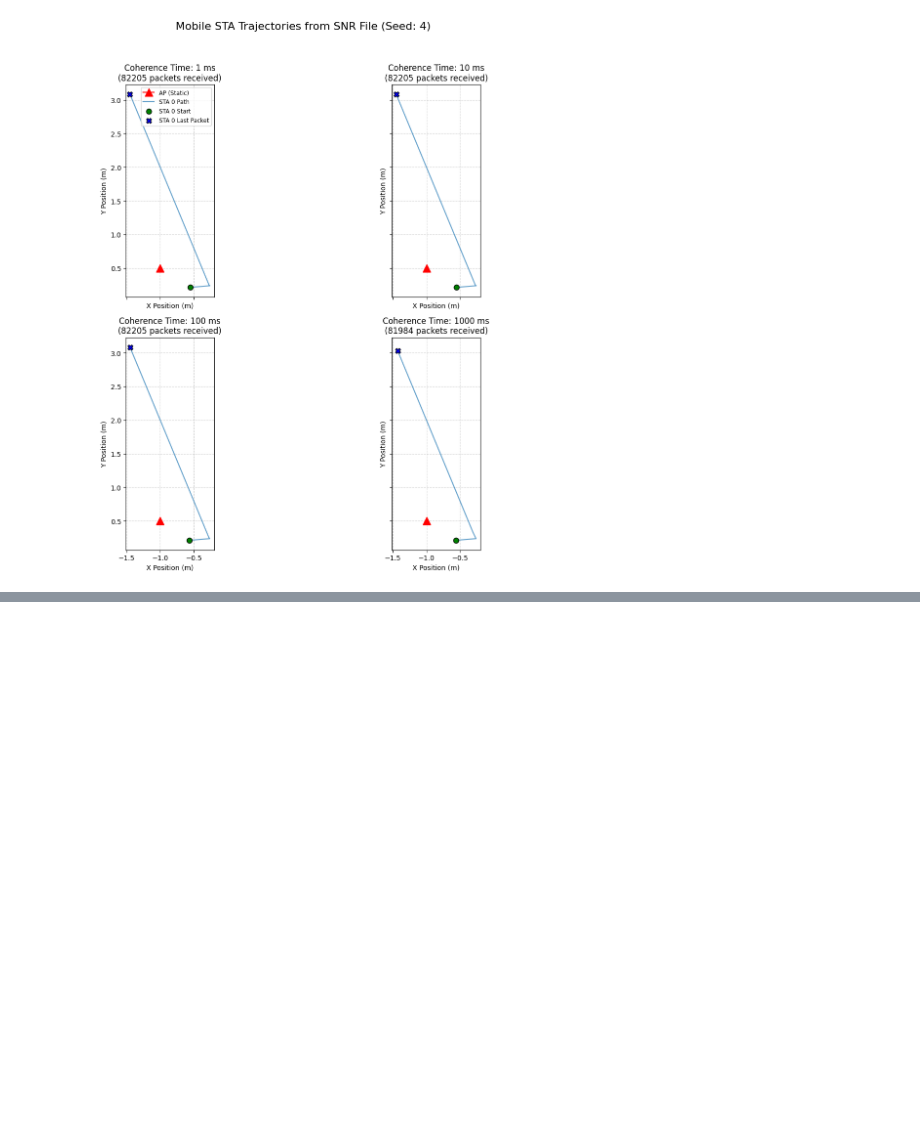
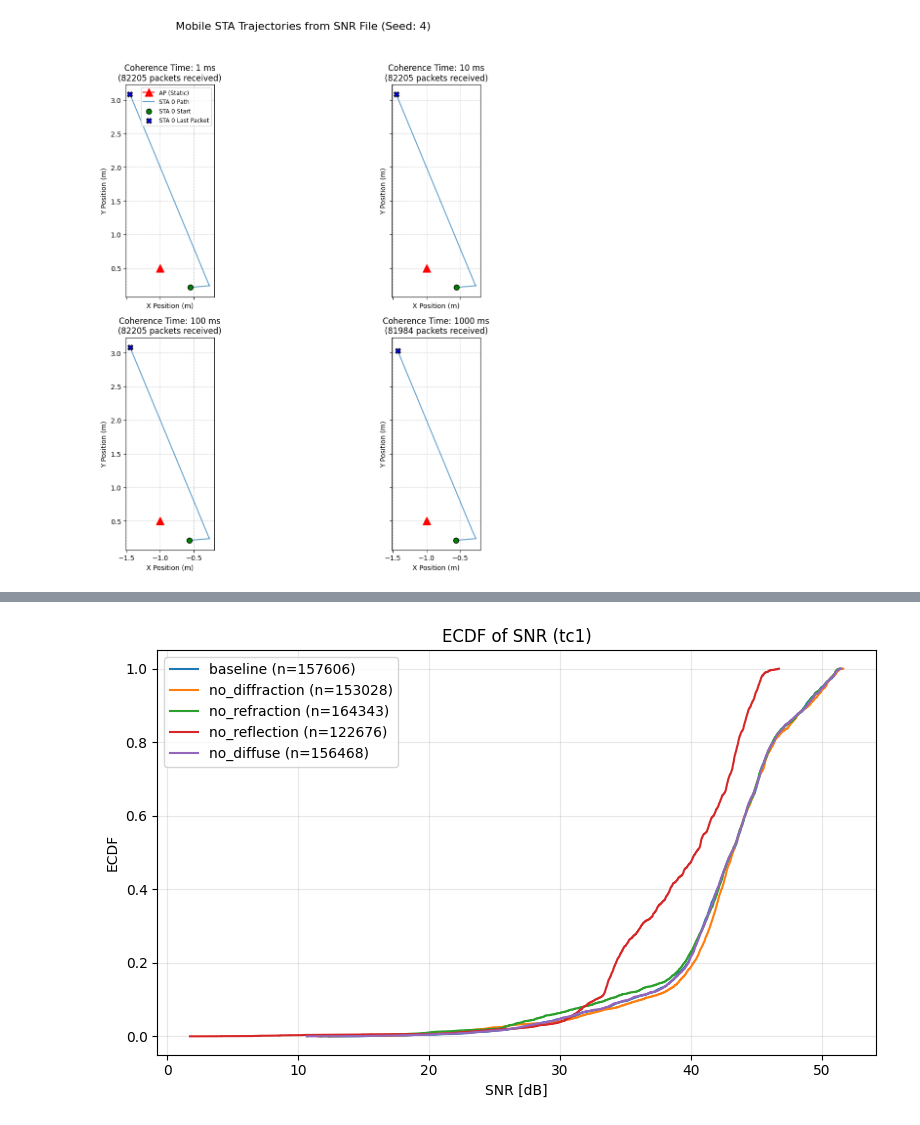
Before and after one commit to janzabel-tub/ns3sionna-research, a Jupyter notebook: examples/plot_notebook.ipynb, the cells around one changed output, grey strips where cells are left out. Cells and saved outputs as stored; diff of their text form; code cells hidden in the pictures; blank space fills up the shorter version.

```diff
--- a/examples/plot_notebook.ipynb
+++ b/examples/plot_notebook.ipynb
@@ -1299,0 +1300,91 @@ summary_df
+# %%
+import glob
+from pathlib import Path
+
+import numpy as np
+import pandas as pd
+import matplotlib.pyplot as plt
+
+
+timeVar = "tc1"
+
+groups = {
+    "baseline": f"results_Apartment/results_FullNew/{timeVar}/snr_results_*.csv",
+    "no_diffraction": f"results_Apartment/results_noDiffracNew/{timeVar}/snr_results_*.csv",
+    "no_refraction": f"results_Apartment/results_noRefracNew/{timeVar}/snr_results_*.csv",
+    "no_reflection": f"results_Apartment/results_noReflecNew/{timeVar}/snr_results_*.csv",
+    "no_diffuse": f"results_Apartment/results_noDiffuseNew/{timeVar}/snr_results_*.csv",
+}
+
+# Optional filters
+time_min = None          # e.g. 2.0
+time_max = None          # e.g. 9.0
+sta_node_ids = None      # e.g. [1] or [1, 2]
+drop_invalid = True      # remove NaN / inf values
+
+plt.figure(figsize=(8, 5))
+
+
+def ecdf(values):
+    x = np.sort(np.asarray(values))
+    y = np.arange(1, len(x) + 1) / len(x)
+    return x, y
+
+
+summary_rows = []
+
+for label, pattern in groups.items():
+    files = sorted(glob.glob(pattern))
+    if not files:
+        print(f"[warn] No files found for '{label}' with pattern: {pattern}")
+        continue
+
+    all_snr = []
+
+    for file in files:
+        df = pd.read_csv(file)
+        df.columns = [c.strip() for c in df.columns]
+
+        if time_min is not None:
+            df = df[df["Time_s"] >= time_min]
+        if time_max is not None:
+            df = df[df["Time_s"] <= time_max]
+
+        if sta_node_ids is not None:
+            df = df[df["STA_NodeId"].isin(sta_node_ids)]
+
+        snr = df["SNR_dB"]
+        if drop_invalid:
+            snr = snr.replace([np.inf, -np.inf], np.nan).dropna()
+
+        all_snr.extend(snr.to_numpy())
+
+    if len(all_snr) == 0:
+        print(f"[warn] No SNR samples left for '{label}' after filtering.")
+        continue
+
+    x, y = ecdf(all_snr)
+    plt.plot(x, y, label=f"{label} (n={len(all_snr)})")
+
+    summary_rows.append({
+        "label": label,
+        "num_files": len(files),
+        "num_samples": len(all_snr),
+        "mean_SNR_dB": np.mean(all_snr),
+        "median_SNR_dB": np.median(all_snr),
+        "p10_SNR_dB": np.percentile(all_snr, 10),
+        "p90_SNR_dB": np.percentile(all_snr, 90),
+    })
+
+plt.xlabel("SNR [dB]")
+plt.ylabel("ECDF")
+plt.title(f"ECDF of SNR ({timeVar})")
+plt.grid(True, alpha=0.3)
+plt.legend()
+plt.tight_layout()
+plt.show()
+
+summary_df = pd.DataFrame(summary_rows).sort_values("label")
+summary_df
+# %% [output]
+[figure, added]
```
Also changed, not shown: parts of 2 cells of this notebook.
